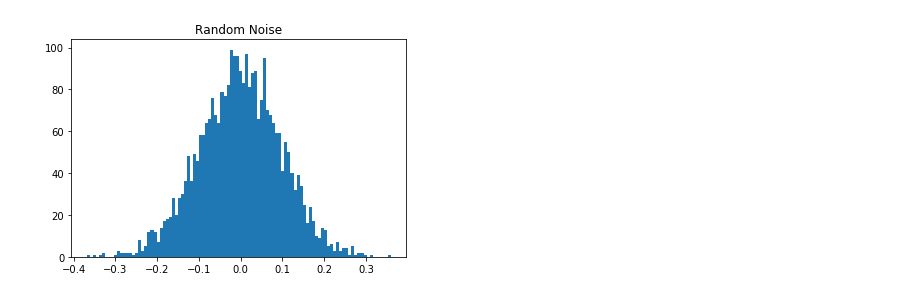
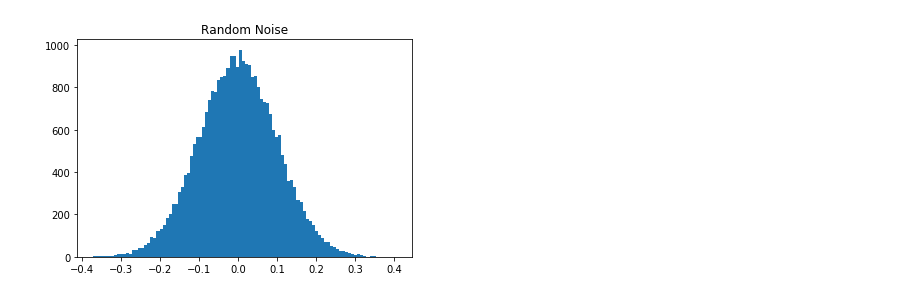
Before and after one commit to stephenleo/HVM-SPC, a Jupyter notebook: data_generator.ipynb, the cells around one changed output. Saved outputs shown, nothing was run; the diff lists cells and outputs as text; code cells hidden in the pictures.

```diff
--- a/data_generator.ipynb
+++ b/data_generator.ipynb
@@ -31,9 +33,9 @@ plt.title('feature_4');
 # %%
-random_noise = [gauss(0, 0.1) for i in range(3000)]
+random_noise = [gauss(0, 0.1) for i in range(30000)]
 plt.hist(random_noise, bins = 100)
 plt.title('Random Noise');
 # %% [output]
-[figure, old version]
+[figure, new version]
 # %%
 response = (250) * feature_1 + (-250) * feature_2 + (-0.1) * feature_3 + 0.05 * feature_4 + random_noise + 35
 
```
Also changed, not shown: parts of 51 cells of this notebook, 1 other file.
